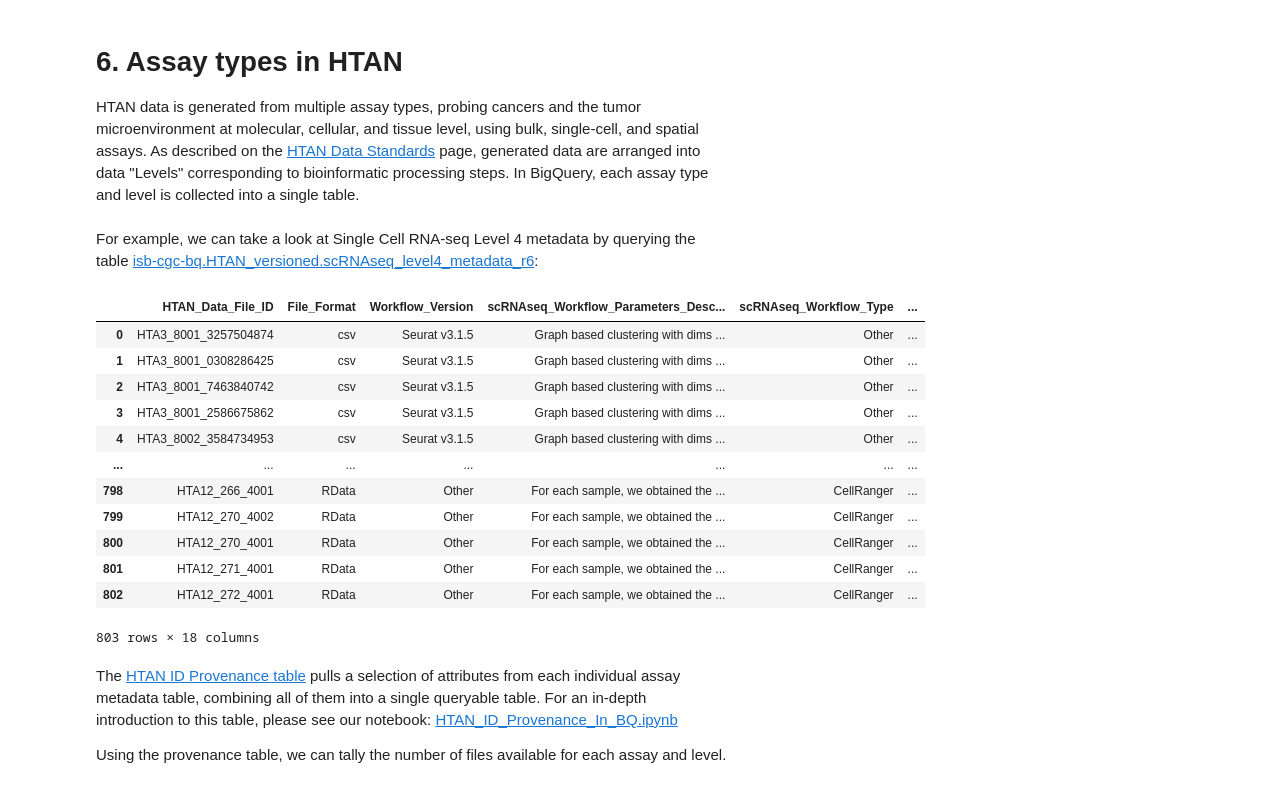
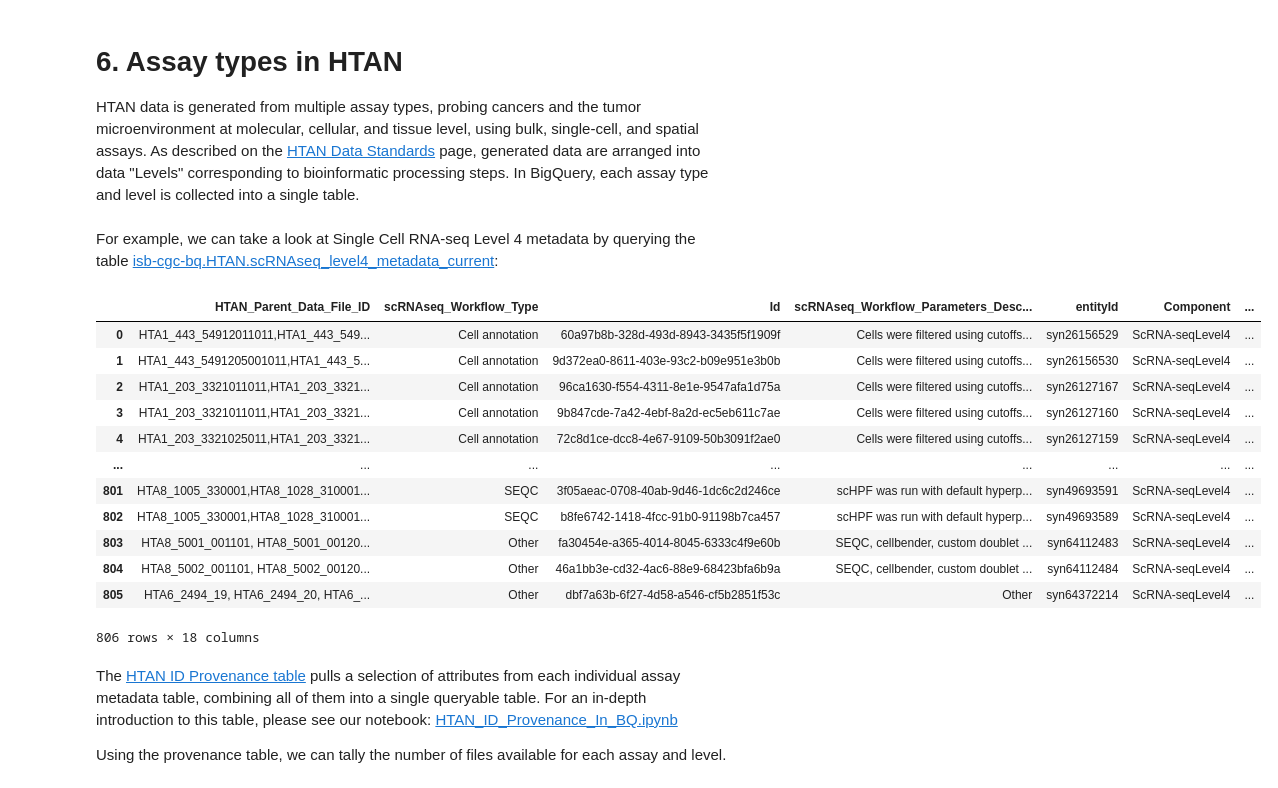
Before and after one commit to isb-cgc/Community-Notebooks, a Jupyter notebook: HTAN/Python Notebooks/Explore_HTAN_Clinical_Biospecimen_Assay_Metadata.ipynb, the cells around one changed output. Drawn from its saved outputs; the diff is of its cells as text; code cells hidden in the pictures.

```diff
--- a/HTAN/Python Notebooks/Explore_HTAN_Clinical_Biospecimen_Assay_Metadata.ipynb
+++ b/HTAN/Python Notebooks/Explore_HTAN_Clinical_Biospecimen_Assay_Metadata.ipynb
@@ -398,27 +398,27 @@ using bulk, single-cell, and spatial assays. As described on the [HTAN Data Stan
 page, generated data are arranged into data "Levels" corresponding to bioinformatic processing steps. In BigQuery, each
 assay type and level is collected into a single table.
 # %% [markdown]
-For example, we can take a look at Single Cell RNA-seq Level 4 metadata by querying the table [isb-cgc-bq.HTAN_versioned.scRNAseq_level4_metadata_r6](https://bq-search.isb-cgc.org/search?datasetId=%27HTAN_versioned%27&projectId=%27isb-cgc-bq%27&show_details=true&tableId=%27scRNAseq_level4_metadata_r6%27&include_always_newest=true):
+For example, we can take a look at Single Cell RNA-seq Level 4 metadata by querying the table [isb-cgc-bq.HTAN.scRNAseq_level4_metadata_current](https://bq-search.isb-cgc.org/search?datasetId=%27HTAN%27&projectId=%27isb-cgc-bq%27&show_details=true&tableId=%27scRNAseq_level4_metadata_current%27&include_always_newest=true):
 # %%
 scl4 = client.query("""
-  SELECT * FROM `isb-cgc-bq.HTAN_versioned.scRNAseq_level4_metadata_r6`
+  SELECT * FROM `isb-cgc-bq.HTAN.scRNAseq_level4_metadata_current`
   """).result().to_dataframe()
 
 scl4
 # %% [output]
-|  | HTAN_Data_File_ID | File_Format | Workflow_Version | scRNAseq_Workflow_Parameters_Desc... | scRNAseq_Workflow_Type | ... |
-| 0 | HTA3_8001_3257504874 | csv | Seurat v3.1.5 | Graph based clustering with dims ... | Other | ... |
-| 1 | HTA3_8001_0308286425 | csv | Seurat v3.1.5 | Graph based clustering with dims ... | Other | ... |
-| 2 | HTA3_8001_7463840742 | csv | Seurat v3.1.5 | Graph based clustering with dims ... | Other | ... |
-| 3 | HTA3_8001_2586675862 | csv | Seurat v3.1.5 | Graph based clustering with dims ... | Other | ... |
-| 4 | HTA3_8002_3584734953 | csv | Seurat v3.1.5 | Graph based clustering with dims ... | Other | ... |
-| ... | ... | ... | ... | ... | ... | ... |
-| 798 | HTA12_266_4001 | RData | Other | For each sample, we obtained the ... | CellRanger | ... |
-| 799 | HTA12_270_4002 | RData | Other | For each sample, we obtained the ... | CellRanger | ... |
-| 800 | HTA12_270_4001 | RData | Other | For each sample, we obtained the ... | CellRanger | ... |
-| 801 | HTA12_271_4001 | RData | Other | For each sample, we obtained the ... | CellRanger | ... |
-| 802 | HTA12_272_4001 | RData | Other | For each sample, we obtained the ... | CellRanger | ... |
+|  | HTAN_Parent_Data_File_ID | scRNAseq_Workflow_Type | Id | scRNAseq_Workflow_Parameters_Desc... | entityId | Component | ... |
+| 0 | HTA1_443_54912011011,HTA1_443_549... | Cell annotation | 60a97b8b-328d-493d-8943-3435f5f1909f | Cells were filtered using cutoffs... | syn26156529 | ScRNA-seqLevel4 | ... |
+| 1 | HTA1_443_5491205001011,HTA1_443_5... | Cell annotation | 9d372ea0-8611-403e-93c2-b09e951e3b0b | Cells were filtered using cutoffs... | syn26156530 | ScRNA-seqLevel4 | ... |
+| 2 | HTA1_203_3321011011,HTA1_203_3321... | Cell annotation | 96ca1630-f554-4311-8e1e-9547afa1d75a | Cells were filtered using cutoffs... | syn26127167 | ScRNA-seqLevel4 | ... |
+| 3 | HTA1_203_3321011011,HTA1_203_3321... | Cell annotation | 9b847cde-7a42-4ebf-8a2d-ec5eb611c7ae | Cells were filtered using cutoffs... | syn26127160 | ScRNA-seqLevel4 | ... |
+| 4 | HTA1_203_3321025011,HTA1_203_3321... | Cell annotation | 72c8d1ce-dcc8-4e67-9109-50b3091f2ae0 | Cells were filtered using cutoffs... | syn26127159 | ScRNA-seqLevel4 | ... |
+| ... | ... | ... | ... | ... | ... | ... | ... |
+| 801 | HTA8_1005_330001,HTA8_1028_310001... | SEQC | 3f05aeac-0708-40ab-9d46-1dc6c2d246ce | scHPF was run with default hyperp... | syn49693591 | ScRNA-seqLevel4 | ... |
+| 802 | HTA8_1005_330001,HTA8_1028_310001... | SEQC | b8fe6742-1418-4fcc-91b0-91198b7ca457 | scHPF was run with default hyperp... | syn49693589 | ScRNA-seqLevel4 | ... |
+| 803 | HTA8_5001_001101, HTA8_5001_00120... | Other | fa30454e-a365-4014-8045-6333c4f9e60b | SEQC, cellbender, custom doublet ... | syn64112483 | ScRNA-seqLevel4 | ... |
+| 804 | HTA8_5002_001101, HTA8_5002_00120... | Other | 46a1bb3e-cd32-4ac6-88e9-68423bfa6b9a | SEQC, cellbender, custom doublet ... | syn64112484 | ScRNA-seqLevel4 | ... |
+| 805 | HTA6_2494_19, HTA6_2494_20, HTA6_... | Other | dbf7a63b-6f27-4d58-a546-cf5b2851f53c | Other | syn64372214 | ScRNA-seqLevel4 | ... |
-803 rows × 18 columns
+806 rows × 18 columns
 # %% [markdown]
 The [HTAN ID Provenance table](https://isb-cgc.appspot.com/bq_meta_search/isb-cgc-bq.HTAN.id_provenance_current/) pulls a selection of attributes from each individual assay metadata table, combining all of them into a single queryable table. For an in-depth introduction to this table, please see our notebook: [HTAN_ID_Provenance_In_BQ.ipynb](https://github.com/isb-cgc/Community-Notebooks/blob/master/HTAN/Python%20Notebooks/HTAN_ID_Provenance_In_BQ.ipynb)
 
```
Also changed, not shown: parts of 21 cells of this notebook, 12 other files.
